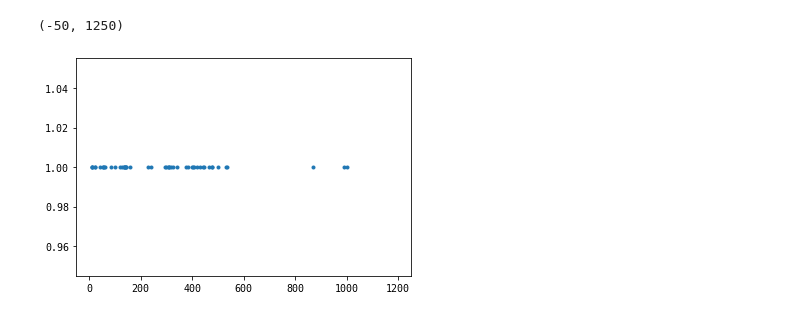
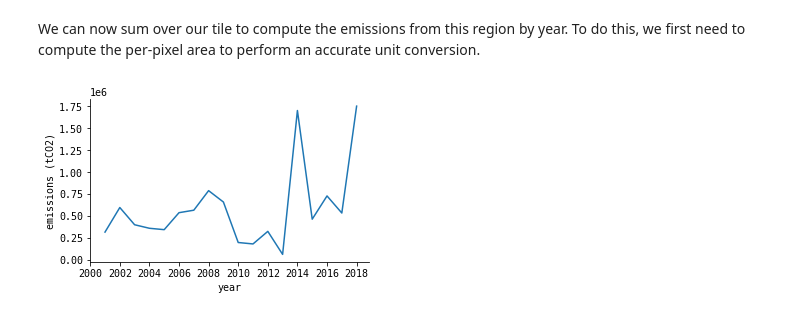
Before and after one commit to carbonplan/trace, a Jupyter notebook: single_tile.ipynb, the cells around one changed output. Drawn from its saved outputs; the diff is of its cells as text; code cells hidden in the pictures.

```diff
--- a/single_tile.ipynb
+++ b/single_tile.ipynb
@@ -163,9 +214,34 @@ ds_ornl = cat.ornl_biomass.to_dask()
-# %%
-from pandas import read_csv
-
-df = read_csv('FIA-biomass-by-state.csv')
-plt.plot(df['biomass'], df['biomass'] * 0 + 1, '.')
-plt.xlim([-50, 1250])
-# %% [output]
-(-50, 1250)
-[figure, removed]
+# %% [markdown]
+We can now sum over our tile to compute the emissions from this region by year. To do this, we first need to compute the per-pixel area to perform an accurate unit conversion.
+# %%
+def compute_grid_area(da):
+    R = 6.371e6
+    total_area = (4 * np.pi * R**2)
+    dϕ = np.radians((da['lat'][1]-da['lat'][0]).values)
+    dλ = np.radians((da['lon'][1]-da['lon'][0]).values)
+    dA = R**2 * np.abs(dϕ * dλ) * np.cos(np.radians(da['lat']))
+    areacella = dA * (0 * da + 1)
+
+    return areacella / SQM_PER_HA
+# %%
+def scatter_style(ax, aspect=('equal', 'box')):
+    '''helper function to style the next few scatter plots'''
+    if aspect:
+        ax.set_aspect(*aspect)
+    # Hide the right and top spines
+    ax.spines['right'].set_visible(False)
+    ax.spines['top'].set_visible(False)
+
+    # Only show ticks on the left and bottom spines
+    ax.yaxis.set_ticks_position('left')
+    ax.xaxis.set_ticks_position('bottom')
+# %%
+area = compute_grid_area(temp)
+
+fig, ax = plt.subplots(figsize=(5, 3))
+(temp * area).sum(('lat', 'lon')).plot(ax=ax)[0]
+plt.ylabel('emissions (tCO2)')
+plt.xticks(ticks=range(2000, 2020, 2))
+scatter_style(ax, aspect=None)
+# %% [output]
+[figure, added]
```
Also changed, not shown: parts of 40 cells of this notebook, 1 other file.
